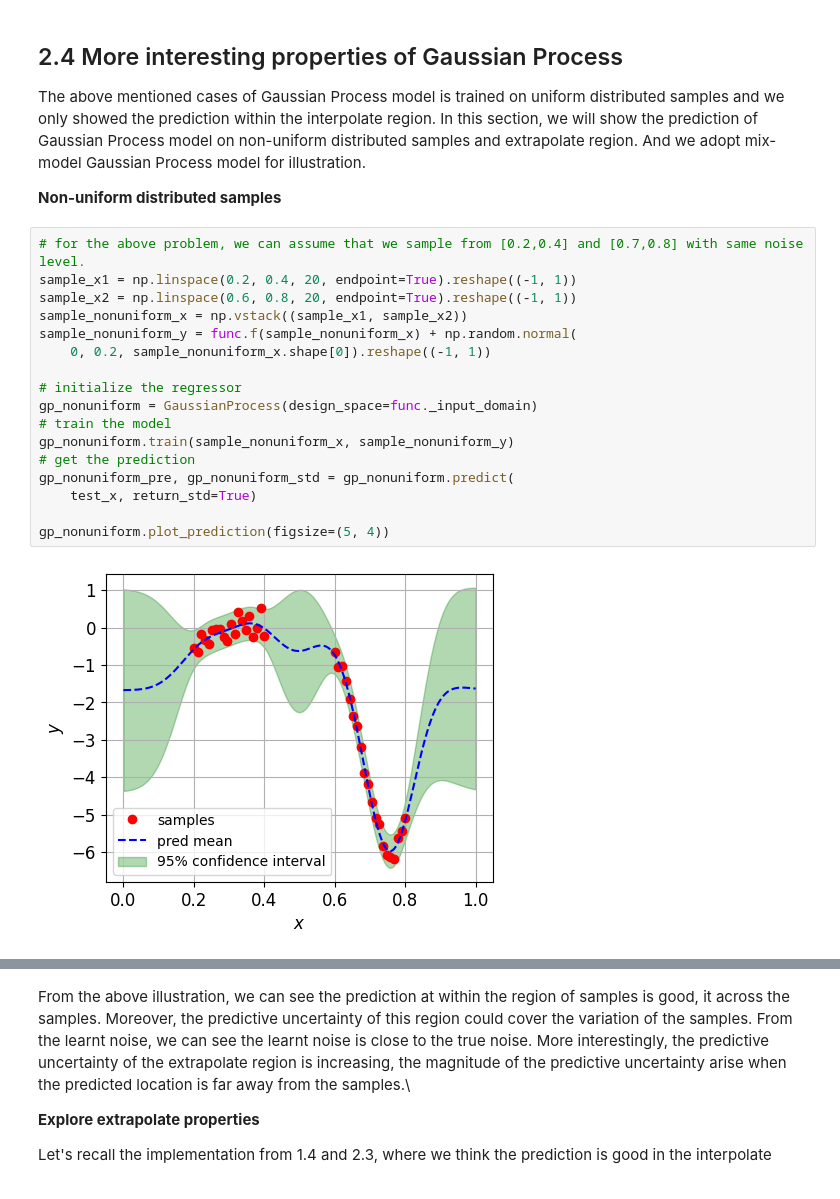
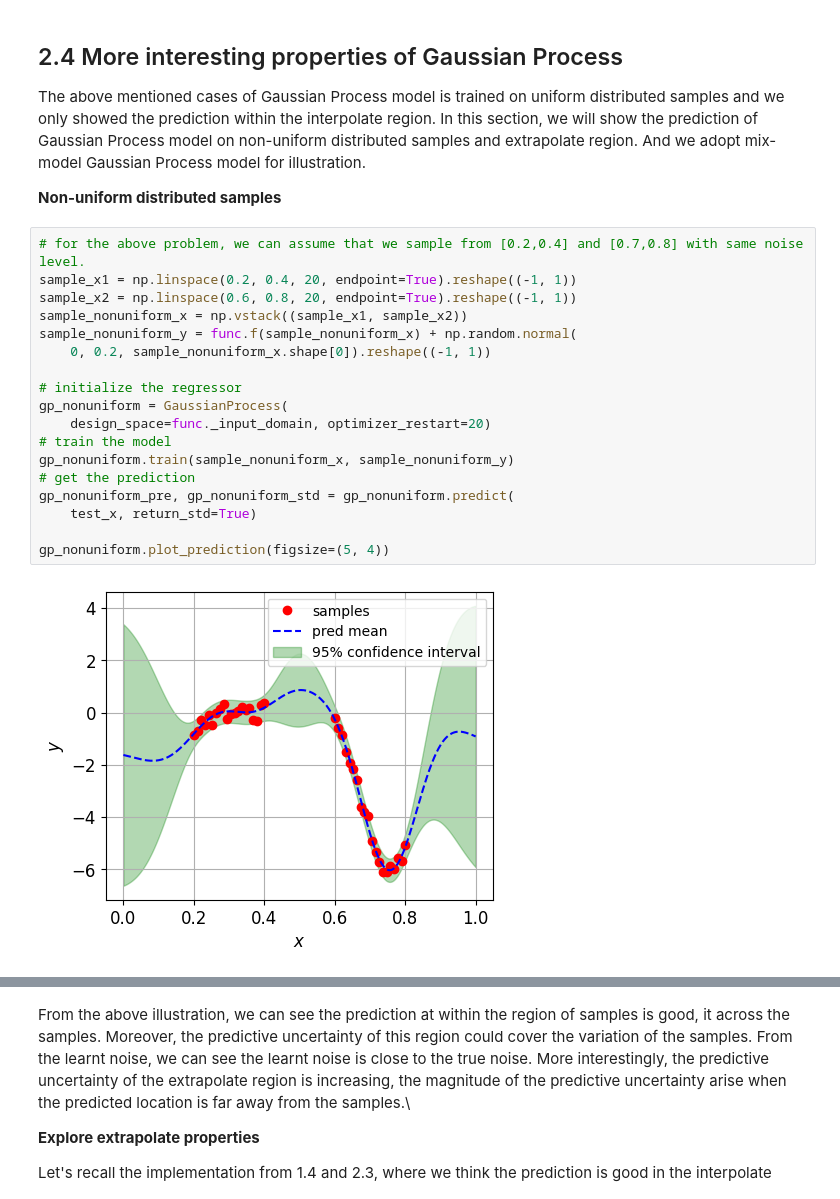
Before and after one commit to JiaxiangYi96/mfpml, a Jupyter notebook: tutorials/from_gp_to_bo.ipynb, the cells around one changed output, grey strips where cells are left out. Drawn from its saved outputs; the diff is of its cells as text.

```diff
--- a/tutorials/from_gp_to_bo.ipynb
+++ b/tutorials/from_gp_to_bo.ipynb
@@ -273,22 +273,23 @@ The above mentioned cases of Gaussian Process model is trained on uniform distri
 # %%
 # for the above problem, we can assume that we sample from [0.2,0.4] and [0.7,0.8] with same noise level.
 sample_x1 = np.linspace(0.2, 0.4, 20, endpoint=True).reshape((-1, 1))
 sample_x2 = np.linspace(0.6, 0.8, 20, endpoint=True).reshape((-1, 1))
 sample_nonuniform_x = np.vstack((sample_x1, sample_x2))
 sample_nonuniform_y = func.f(sample_nonuniform_x) + np.random.normal(
     0, 0.2, sample_nonuniform_x.shape[0]).reshape((-1, 1))
 
 # initialize the regressor
-gp_nonuniform = GaussianProcess(design_space=func._input_domain)
+gp_nonuniform = GaussianProcess(
+    design_space=func._input_domain, optimizer_restart=20)
 # train the model
 gp_nonuniform.train(sample_nonuniform_x, sample_nonuniform_y)
 # get the prediction
 gp_nonuniform_pre, gp_nonuniform_std = gp_nonuniform.predict(
     test_x, return_std=True)
 
 gp_nonuniform.plot_prediction(figsize=(5, 4))
 # %% [output]
-[figure, old version]
+[figure, new version]
 # %%
 # to explore some important parameters
 # estimated mean value
```
Also changed, not shown: parts of 16 cells of this notebook, 14 other files.
